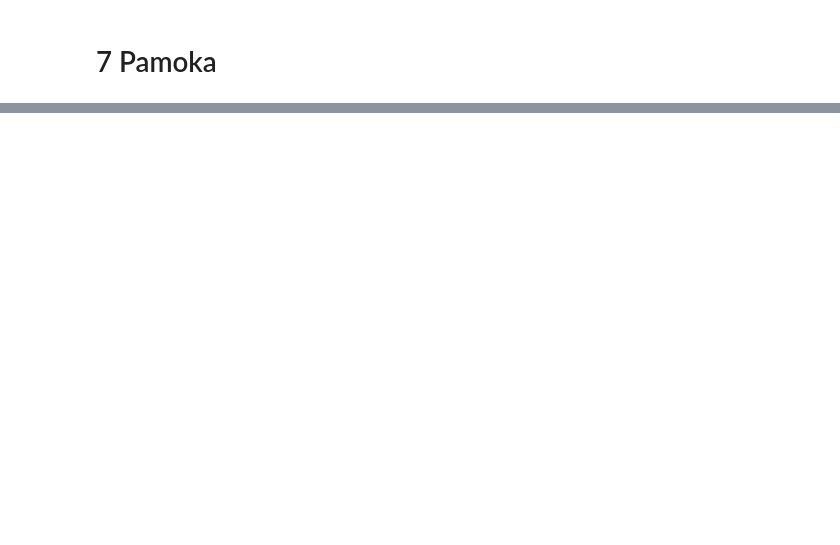
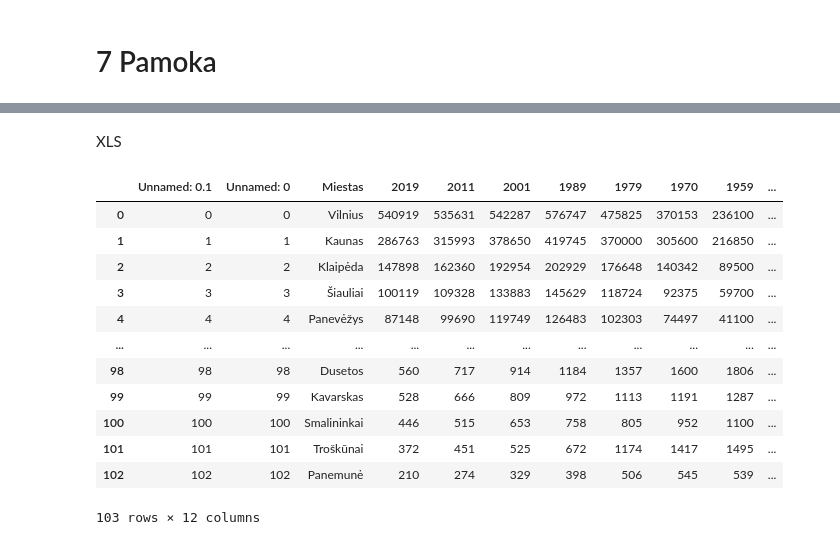
Before and after one commit to nikipaj1/teaching, a Jupyter notebook: pamoka_7/main.ipynb, the cells around one changed output, grey strips where cells are left out. Saved outputs shown, nothing was run; the diff lists cells and outputs as text; code cells hidden in the pictures; blank space fills up the shorter version.

```diff
--- a/pamoka_7/main.ipynb
+++ b/pamoka_7/main.ipynb
@@ -30,0 +177,2 @@ top
+# %% [markdown]
+XLS
@@ -30,0 +181,16 @@ top
+# %%
+pd.read_excel("duomenys.xls", "example_1")
+# %% [output]
+|  | Unnamed: 0.1 | Unnamed: 0 | Miestas | 2019 | 2011 | 2001 | 1989 | 1979 | 1970 | 1959 | ... |
+| 0 | 0 | 0 | Vilnius | 540919 | 535631 | 542287 | 576747 | 475825 | 370153 | 236100 | ... |
+| 1 | 1 | 1 | Kaunas | 286763 | 315993 | 378650 | 419745 | 370000 | 305600 | 216850 | ... |
+| 2 | 2 | 2 | Klaipėda | 147898 | 162360 | 192954 | 202929 | 176648 | 140342 | 89500 | ... |
+| 3 | 3 | 3 | Šiauliai | 100119 | 109328 | 133883 | 145629 | 118724 | 92375 | 59700 | ... |
+| 4 | 4 | 4 | Panevėžys | 87148 | 99690 | 119749 | 126483 | 102303 | 74497 | 41100 | ... |
+| ... | ... | ... | ... | ... | ... | ... | ... | ... | ... | ... | ... |
+| 98 | 98 | 98 | Dusetos | 560 | 717 | 914 | 1184 | 1357 | 1600 | 1806 | ... |
+| 99 | 99 | 99 | Kavarskas | 528 | 666 | 809 | 972 | 1113 | 1191 | 1287 | ... |
+| 100 | 100 | 100 | Smalininkai | 446 | 515 | 653 | 758 | 805 | 952 | 1100 | ... |
+| 101 | 101 | 101 | Troškūnai | 372 | 451 | 525 | 672 | 1174 | 1417 | 1495 | ... |
+| 102 | 102 | 102 | Panemunė | 210 | 274 | 329 | 398 | 506 | 545 | 539 | ... |
+103 rows × 12 columns
```
Also changed, not shown: parts of 29 cells of this notebook, 4 other files.
